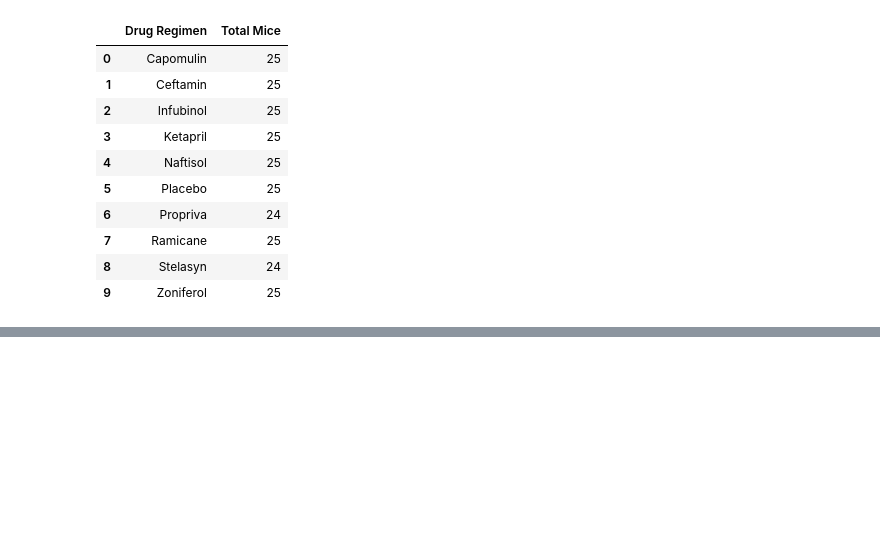
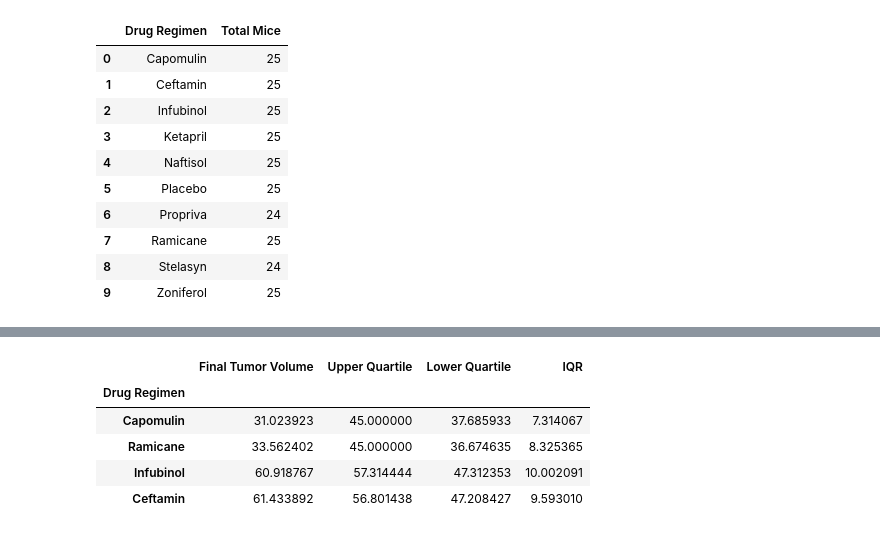
Before and after one commit to phuphan626/Matplotlib-Challenge-, a Jupyter notebook: Pymaceuticals/Pymaceuticals Partial Solution.ipynb, the cells around one changed output, grey strips where cells are left out. Cells and saved outputs as stored; diff of their text form; code cells hidden in the pictures; blank space fills up the shorter version.

```diff
--- a/Pymaceuticals/Pymaceuticals Partial Solution.ipynb
+++ b/Pymaceuticals/Pymaceuticals Partial Solution.ipynb
@@ -193,0 +221,82 @@ gender_count=pd.DataFrame(gender_set['Sex'].unique())
+# %%
+# Calculate the final tumor volume of each mouse across four of the most promising treatment regimens: Capomulin, Ramicane, Infubinol, and Ceftamin.
+# Calculate the quartiles and IQR and quantitatively determine if there are any potential outliers across all four treatment regimens.
+# best_drug=study_data_complete.loc[study_data_complete["Drug Regimen"] == ("Capomulin","Ramicane","Infubinol","Ceftamin")]
+# I think I hardcoded this section.
+# drug_list=["Capomulin","Ramicane","Infubinol","Ceftamin"]
+# tumor_volume=[]
+# for x in drug_list:
+#     combined_df=clean_study_data_complete[clean_study_data_complete['Drug Regimen'].isin([x])]
+#     ca_sorted_df=combined_df.sort_values(['Timepoint'],ascending=True)
+#     ca_sorted_data=ca_sorted_df[["Drug Regimen", "Mouse ID", "Timepoint", "Tumor Volume (mm3)"]]
+#     last_tumor=ca_sorted_data['Tumor Volume (mm3)'].tail(1)
+#     ca_quartiles = ca_sorted_data['Tumor Volume (mm3)'].quantile([.25,.5,.75])
+#     ca_lowerq = ca_quartiles[0.25]
+#     ca_upperq = ca_quartiles[0.75]
+#     ca_iqr = ca_upperq-ca_lowerq
+#     tumor_volume.append(last_tumor)
+
+
+
+# combined_df=clean_study_data_complete[clean_study_data_complete['Drug Regimen'].isin(["Ramicane"])]
+# ra_sorted_df=combined_df.sort_values(['Timepoint'],ascending=True)
+# ra_sorted_data=ra_sorted_df[["Drug Regimen", "Mouse ID", "Timepoint", "Tumor Volume (mm3)"]]
+# ra_quartiles = ra_sorted_data['Tumor Volume (mm3)'].quantile([.25,.5,.75])
+# ra_lowerq = ra_quartiles[0.25]
+# ra_upperq = ra_quartiles[0.75]
+# ra_iqr = ra_upperq-ra_lowerq
+
+
+# combined_df=clean_study_data_complete[clean_study_data_complete['Drug Regimen'].isin(["Infubinol"])]
+# in_sorted_df=combined_df.sort_values(['Timepoint'],ascending=True)
+# in_sorted_data=in_sorted_df[["Drug Regimen", "Mouse ID", "Timepoint", "Tumor Volume (mm3)"]]
+# in_quartiles = in_sorted_data['Tumor Volume (mm3)'].quantile([.25,.5,.75])
+# in_lowerq = in_quartiles[0.25]
+# in_upperq = in_quartiles[0.75]
+# in_iqr = in_upperq-in_lowerq
+
+# combined_df=clean_study_data_complete[clean_study_data_complete['Drug Regimen'].isin(["Ceftamin"])]
+# ce_sorted_df=combined_df.sort_values(['Timepoint'],ascending=True)
+# ce_sorted_data=ce_sorted_df[["Drug Regimen", "Mouse ID", "Timepoint", "Tumor Volume (mm3)"]]
+# ce_quartiles = ce_sorted_data['Tumor Volume (mm3)'].quantile([.25,.5,.75])
+# ce_lowerq = ce_quartiles[0.25]
+# ce_upperq = ce_quartiles[0.75]
+# ce_iqr = ce_upperq-ce_lowerq
+
+
+# drug_list=["Capomulin","Ramicane","Infubinol","Ceftamin"]
+
+
+drug_list=["Capomulin","Ramicane","Infubinol","Ceftamin"]
+tumor_volume=[]
+upper_quart=[]
+lower_quart=[]
+iqr_list=[]
+for x in drug_list:
+    combined_df=clean_study_data_complete[clean_study_data_complete['Drug Regimen'].isin([x])]
+    sorted_df=combined_df.sort_values(['Timepoint'],ascending=True)
+    sorted_data=sorted_df[["Drug Regimen", "Mouse ID", "Timepoint", "Tumor Volume (mm3)"]]
+    last_tumor=sorted_data['Tumor Volume (mm3)'].iloc[-1]
+    quartiles = sorted_data['Tumor Volume (mm3)'].quantile([.25,.5,.75])
+    lowerq = quartiles[0.25]
+    upperq = quartiles[0.75]
+    iqr = upperq-lowerq
+    tumor_volume.append(last_tumor)
+    upper_quart.append(upperq)
+    lower_quart.append(lowerq)
+    iqr_list.append(iqr)
+
+final_sts=pd.DataFrame()
+final_sts['Drug Regimen']=drug_list
+final_sts['Final Tumor Volume']=tumor_volume
+final_sts['Upper Quartile']=upper_quart
+final_sts['Lower Quartile']=lower_quart
+final_sts['IQR']=iqr_list
+final_sts.set_index('Drug Regimen')
+# %% [output]
+|  | Final Tumor Volume | Upper Quartile | Lower Quartile | IQR |
+| Drug Regimen |  |  |  |  |
+| Capomulin | 31.023923 | 45.000000 | 37.685933 | 7.314067 |
+| Ramicane | 33.562402 | 45.000000 | 36.674635 | 8.325365 |
+| Infubinol | 60.918767 | 57.314444 | 47.312353 | 10.002091 |
+| Ceftamin | 61.433892 | 56.801438 | 47.208427 | 9.593010 |
```
Also changed, not shown: parts of 7 cells of this notebook.
